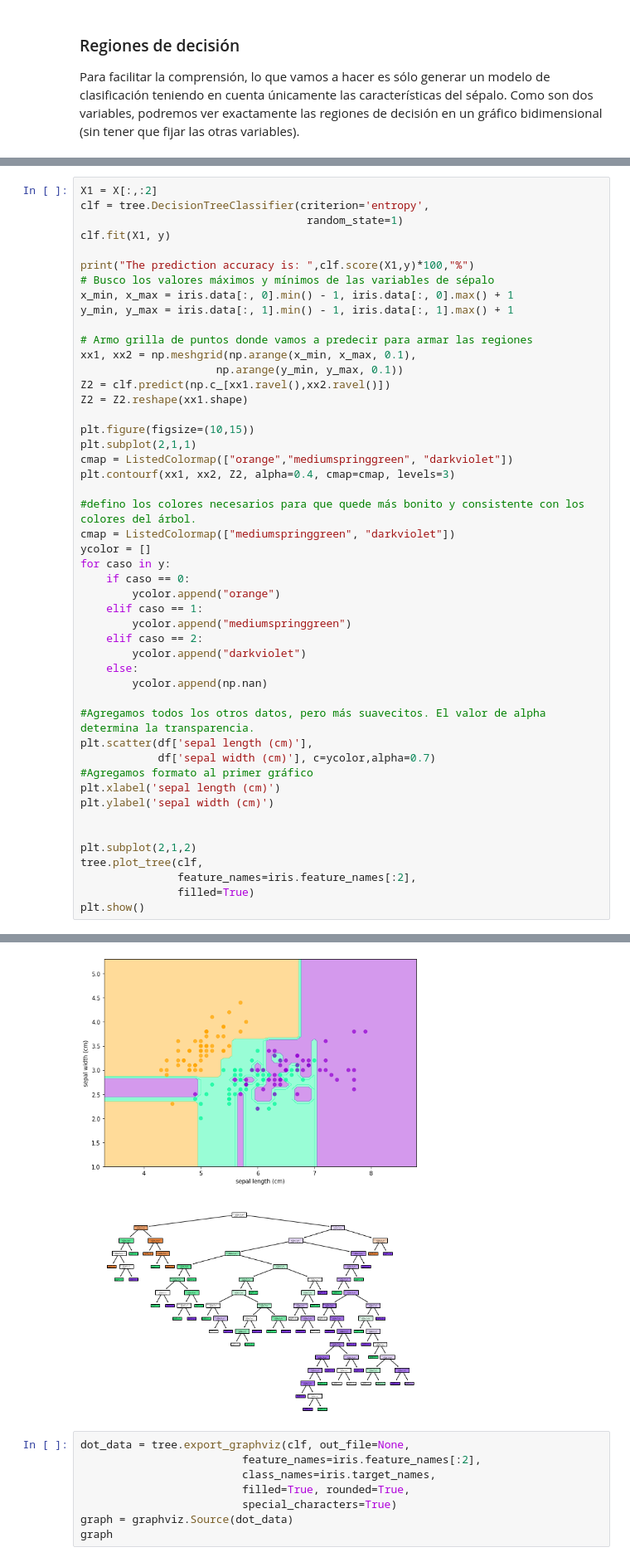
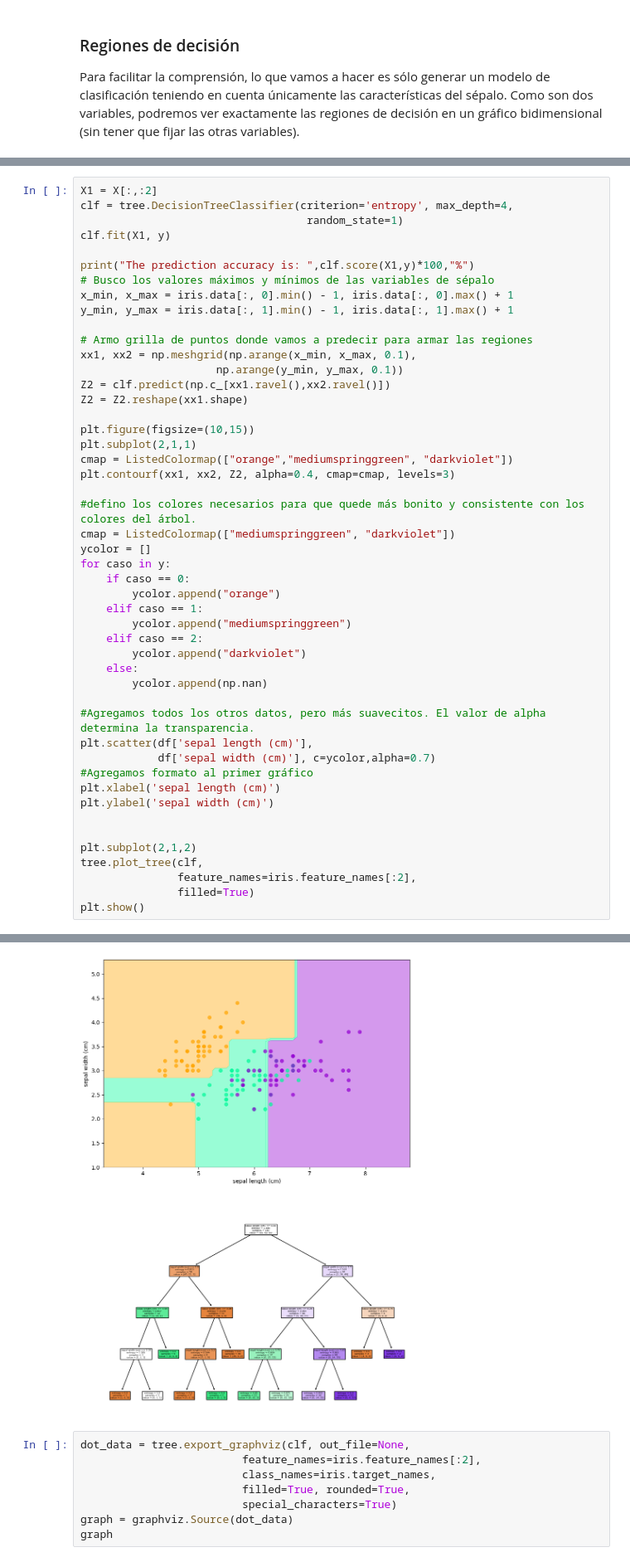
Before and after one commit to DiploDatos/AprendizajeSupervisado, a Jupyter notebook: Teórico/demo_8_trees.ipynb, the cells around one changed output, grey strips where cells are left out. Shown at 83% size. Cells and saved outputs as stored; diff of their text form.

```diff
--- a/Teórico/demo_8_trees.ipynb
+++ b/Teórico/demo_8_trees.ipynb
@@ -247,6 +250,6 @@ Para facilitar la comprensión, lo que vamos a hacer es sólo generar un modelo
 # %%
 X1 = X[:,:2]
-clf = tree.DecisionTreeClassifier(criterion='entropy',
+clf = tree.DecisionTreeClassifier(criterion='entropy', max_depth=4,
                                    random_state=1)
 clf.fit(X1, y)
 
@@ -297,4 +300,4 @@ The prediction accuracy is:  92.66666666666666 %
-[figure, old version]
+[figure, new version]
 # %%
 dot_data = tree.export_graphviz(clf, out_file=None,
                          feature_names=iris.feature_names[:2],
```
Also changed, not shown: parts of 14 cells of this notebook.
